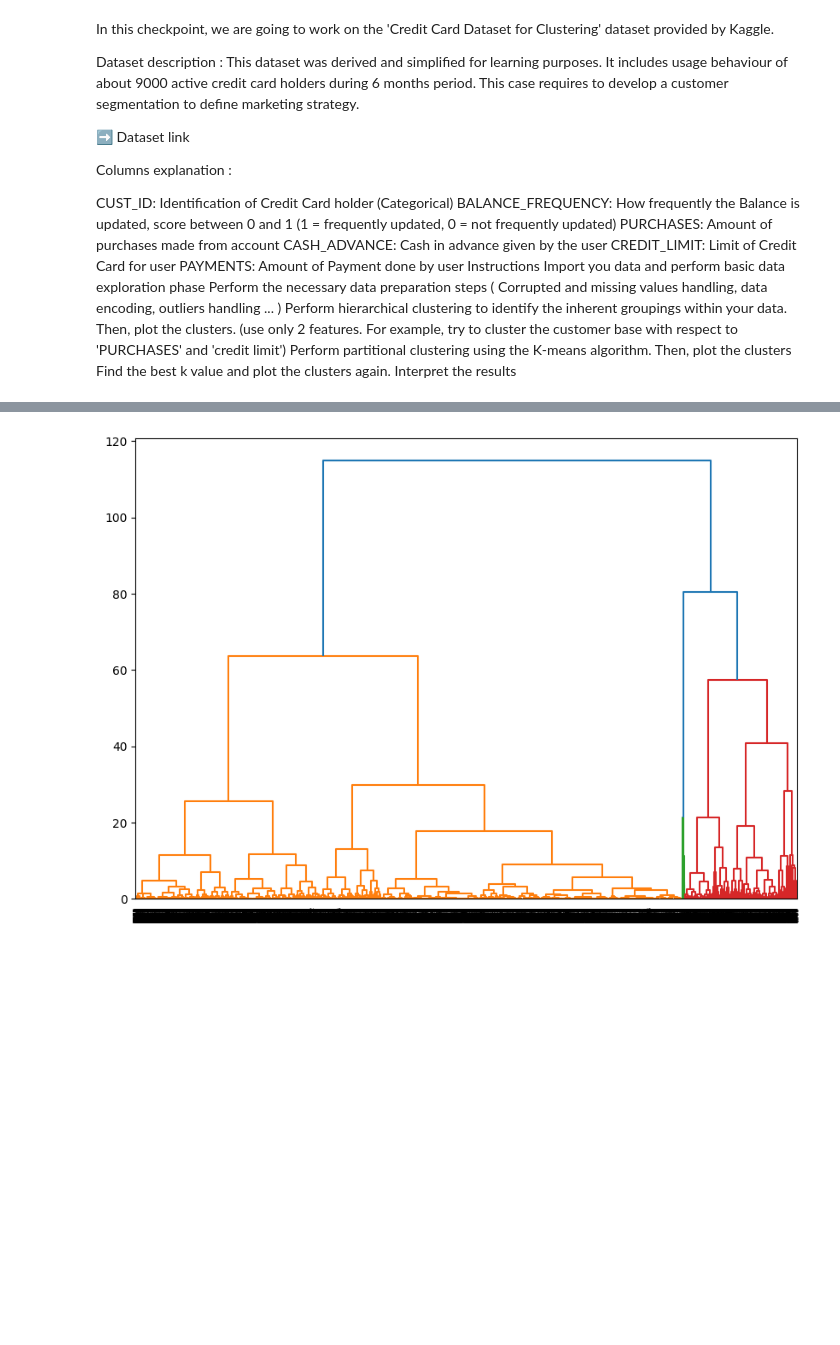
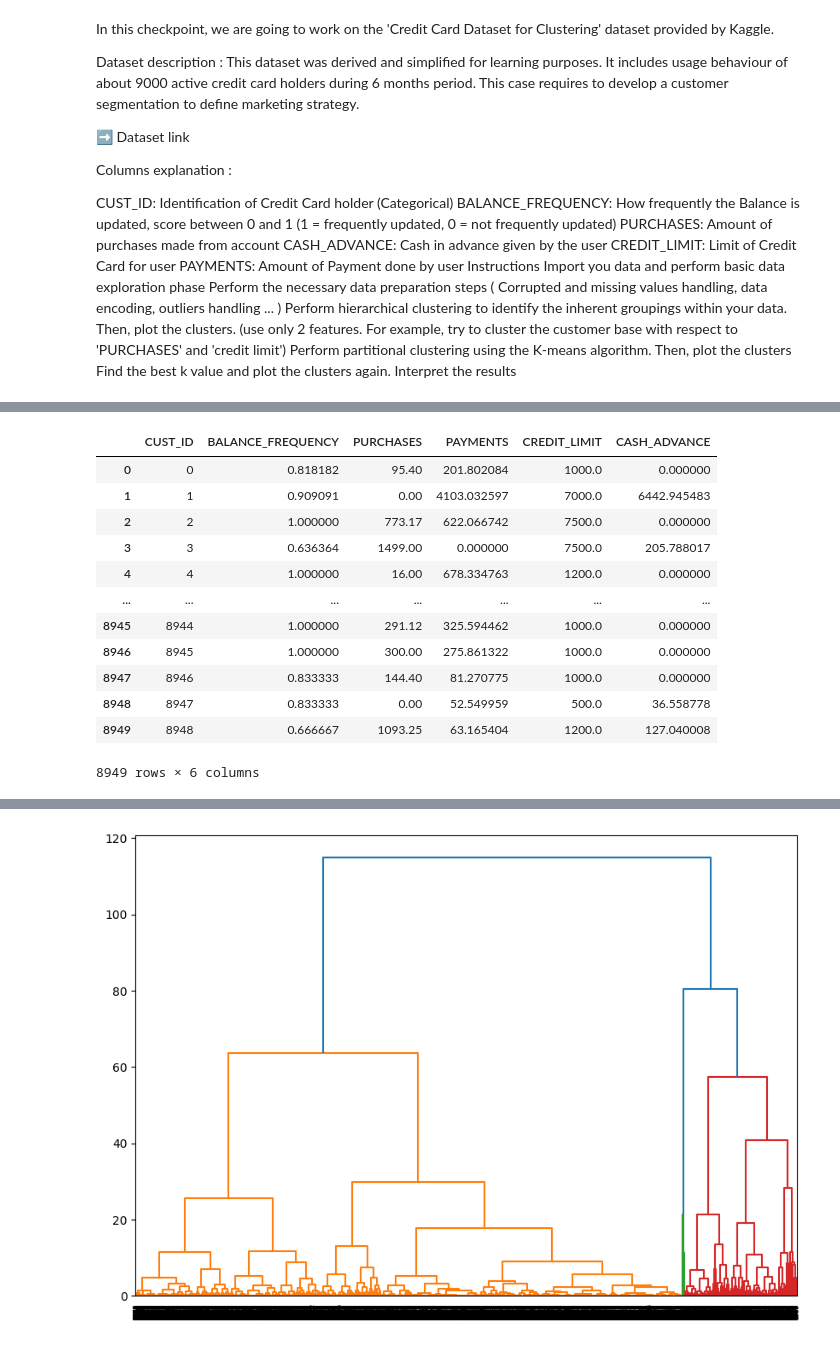
Before and after one commit to collinscolour/GoMyCodeCheckPoint, a Jupyter notebook: UnsupervisedLearningClustering_.ipynb, the cells around one changed output, grey strips where cells are left out. Saved outputs shown, nothing was run; the diff lists cells and outputs as text; code cells hidden in the pictures; blank space fills up the shorter version.

```diff
--- a/UnsupervisedLearningClustering_.ipynb
+++ b/UnsupervisedLearningClustering_.ipynb
@@ -63,0 +97,19 @@ data["CUST_ID"] = encoder.fit_transform(data["CUST_ID"])
+# %%
+#encoding categorical features using LabelEncoder
+encoder = LabelEncoder()
+data["CUST_ID"] = encoder.fit_transform(data["CUST_ID"])
+data
+# %% [output]
+|  | CUST_ID | BALANCE_FREQUENCY | PURCHASES | PAYMENTS | CREDIT_LIMIT | CASH_ADVANCE |
+| 0 | 0 | 0.818182 | 95.40 | 201.802084 | 1000.0 | 0.000000 |
+| 1 | 1 | 0.909091 | 0.00 | 4103.032597 | 7000.0 | 6442.945483 |
+| 2 | 2 | 1.000000 | 773.17 | 622.066742 | 7500.0 | 0.000000 |
+| 3 | 3 | 0.636364 | 1499.00 | 0.000000 | 7500.0 | 205.788017 |
+| 4 | 4 | 1.000000 | 16.00 | 678.334763 | 1200.0 | 0.000000 |
+| ... | ... | ... | ... | ... | ... | ... |
+| 8945 | 8944 | 1.000000 | 291.12 | 325.594462 | 1000.0 | 0.000000 |
+| 8946 | 8945 | 1.000000 | 300.00 | 275.861322 | 1000.0 | 0.000000 |
+| 8947 | 8946 | 0.833333 | 144.40 | 81.270775 | 1000.0 | 0.000000 |
+| 8948 | 8947 | 0.833333 | 0.00 | 52.549959 | 500.0 | 36.558778 |
+| 8949 | 8948 | 0.666667 | 1093.25 | 63.165404 | 1200.0 | 127.040008 |
+8949 rows × 6 columns
```
Also changed, not shown: parts of 11 cells of this notebook.
